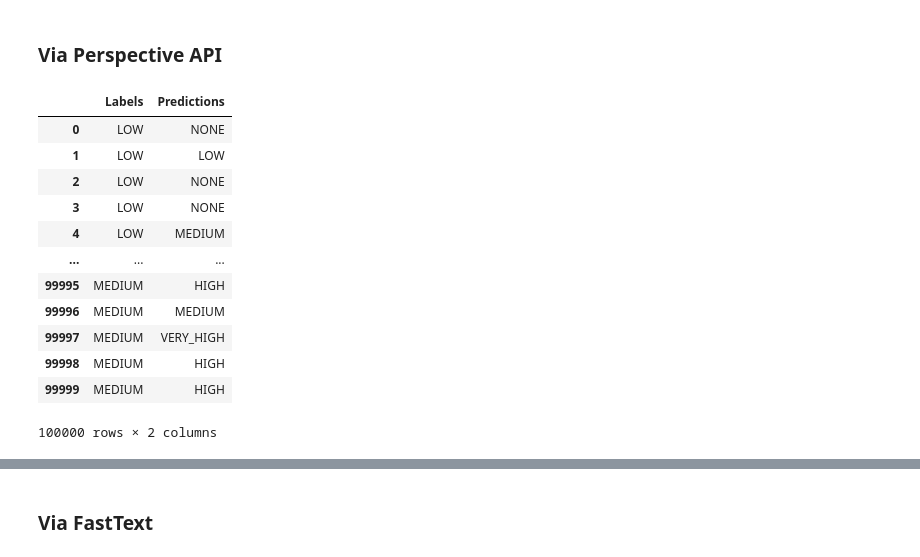
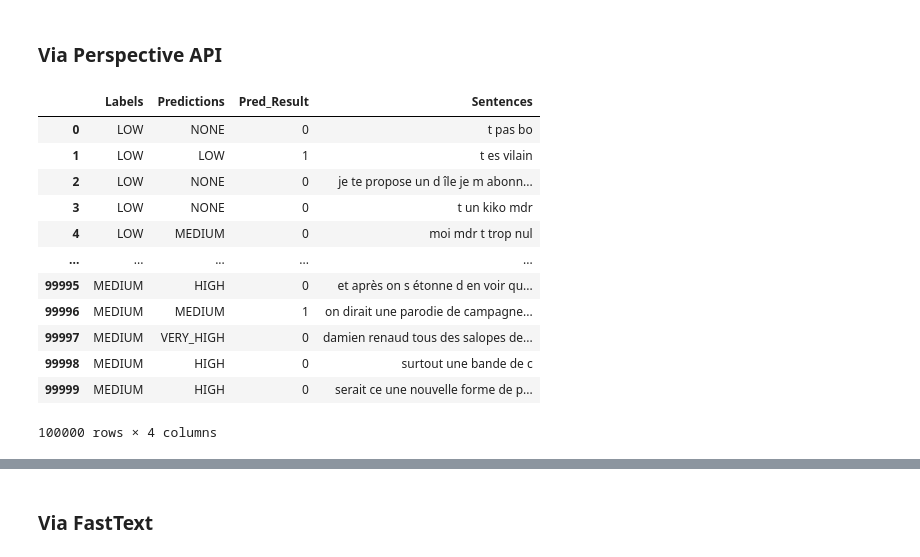
Before and after one commit to d-roland/toxicityDetection, a Jupyter notebook: CS224n_Toxicity_Detection.ipynb, the cells around one changed output, grey strips where cells are left out. Drawn from its saved outputs; the diff is of its cells as text; code cells hidden in the pictures.

```diff
--- a/CS224n_Toxicity_Detection.ipynb
+++ b/CS224n_Toxicity_Detection.ipynb
@@ -1507,34 +1518,34 @@ with open('/content/drive/My Drive/CS224n_Project/Perspective_preds.txt'', 'w')
 # %%
 #Analysis of Toxicity scores obtained from Perspective API on part of the dataset
 
 perspective = pd.DataFrame()
 
 with open('/content/drive/My Drive/CS224n_Project/Perspective_labels.txt') as f:
   label_values = f.readlines()
   label_levels = label_values[0].split(",")
 
 with open('/content/drive/My Drive/CS224n_Project/Perspective_preds.txt') as f:
   pred_values = f.readlines()
   pred_levels = pred_values[0].split(",")
 
 perspective["Labels"] = label_levels
 perspective["Predictions"] = pred_levels
 
-perspective["Result"] = (perspective['Labels']==perspective['Predictions']).astype(int)
+perspective["Pred_Result"] = (perspective['Labels']==perspective['Predictions']).astype(int)
 perspective['Sentences'] = pd.read_csv('/content/drive/My Drive/CS224n_Project/Perspective_sent.txt', sep="\n", header=None)
 
 perspective
 # %% [output]
-|  | Labels | Predictions |
-| 0 | LOW | NONE |
-| 1 | LOW | LOW |
-| 2 | LOW | NONE |
-| 3 | LOW | NONE |
-| 4 | LOW | MEDIUM |
-| ... | ... | ... |
-| 99995 | MEDIUM | HIGH |
-| 99996 | MEDIUM | MEDIUM |
-| 99997 | MEDIUM | VERY_HIGH |
-| 99998 | MEDIUM | HIGH |
-| 99999 | MEDIUM | HIGH |
+|  | Labels | Predictions | Pred_Result | Sentences |
+| 0 | LOW | NONE | 0 | t pas bo |
+| 1 | LOW | LOW | 1 | t es vilain |
+| 2 | LOW | NONE | 0 | je te propose un d île je m abonn... |
+| 3 | LOW | NONE | 0 | t un kiko mdr |
+| 4 | LOW | MEDIUM | 0 | moi mdr t trop nul |
+| ... | ... | ... | ... | ... |
+| 99995 | MEDIUM | HIGH | 0 | et après on s étonne d en voir qu... |
+| 99996 | MEDIUM | MEDIUM | 1 | on dirait une parodie de campagne... |
+| 99997 | MEDIUM | VERY_HIGH | 0 | damien renaud tous des salopes de... |
+| 99998 | MEDIUM | HIGH | 0 | surtout une bande de c |
+| 99999 | MEDIUM | HIGH | 0 | serait ce une nouvelle forme de p... |
-100000 rows × 2 columns
+100000 rows × 4 columns
```
Also changed, not shown: parts of 44 cells of this notebook.
